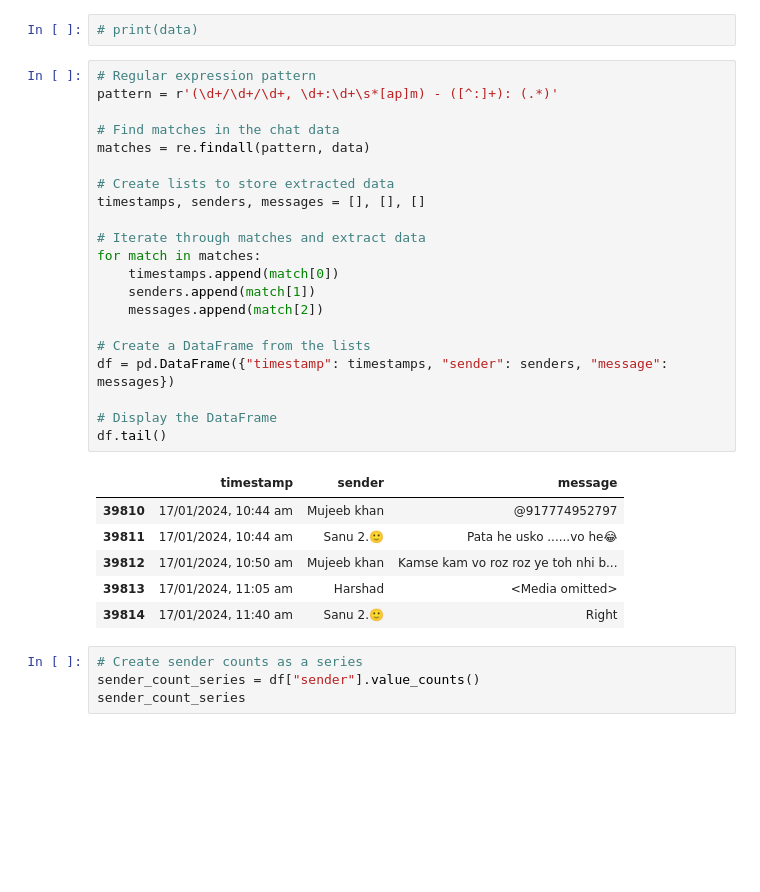
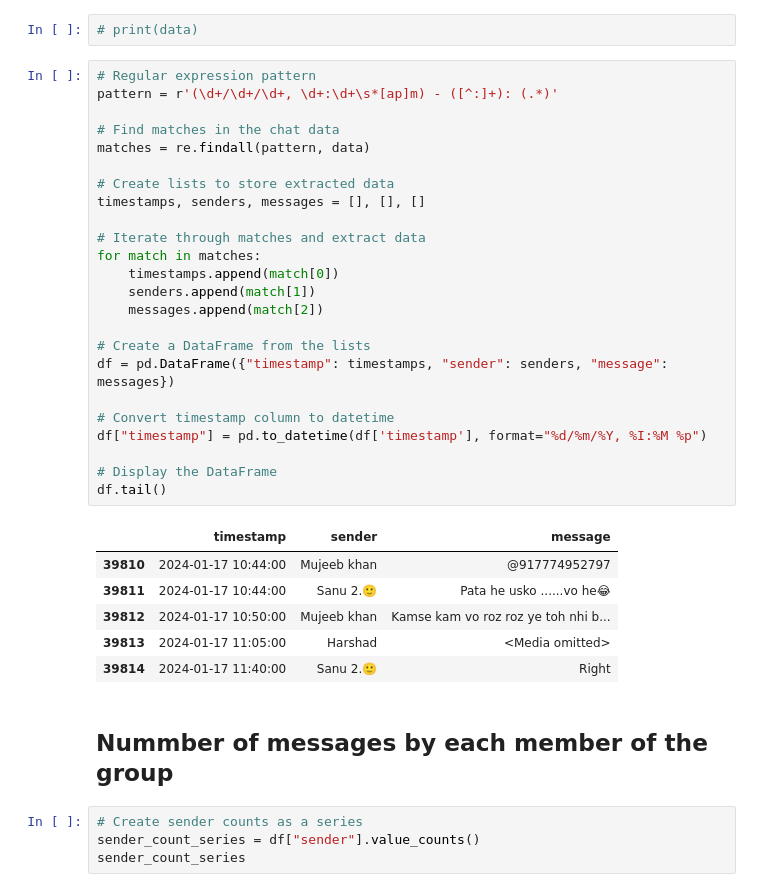
Before and after one commit to khan-mujeeb/Whatsapp-Chat-analysis, a Jupyter notebook: Chat analysis.ipynb, the cells around one changed output. Drawn from its saved outputs; the diff is of its cells as text; blank space fills up the shorter version.

```diff
--- a/Chat analysis.ipynb
+++ b/Chat analysis.ipynb
@@ -16,31 +18,36 @@ data = f.read()
 # %%
 # Regular expression pattern
 pattern = r'(\d+/\d+/\d+, \d+:\d+\s*[ap]m) - ([^:]+): (.*)'
 
 # Find matches in the chat data
 matches = re.findall(pattern, data)
 
 # Create lists to store extracted data
 timestamps, senders, messages = [], [], []
 
 # Iterate through matches and extract data
 for match in matches:
     timestamps.append(match[0])
     senders.append(match[1])
     messages.append(match[2])
 
 # Create a DataFrame from the lists
 df = pd.DataFrame({"timestamp": timestamps, "sender": senders, "message": messages})
 
+# Convert timestamp column to datetime
+df["timestamp"] = pd.to_datetime(df['timestamp'], format="%d/%m/%Y, %I:%M %p")
+
 # Display the DataFrame
 df.tail()
 # %% [output]
 |  | timestamp | sender | message |
-| 39810 | 17/01/2024, 10:44 am | Mujeeb khan | @917774952797 |
-| 39811 | 17/01/2024, 10:44 am | Sanu 2.🙂 | Pata he usko ......vo he😂 |
-| 39812 | 17/01/2024, 10:50 am | Mujeeb khan | Kamse kam vo roz roz ye toh nhi b... |
-| 39813 | 17/01/2024, 11:05 am | Harshad | <Media omitted> |
-| 39814 | 17/01/2024, 11:40 am | Sanu 2.🙂 | Right |
+| 39810 | 2024-01-17 10:44:00 | Mujeeb khan | @917774952797 |
+| 39811 | 2024-01-17 10:44:00 | Sanu 2.🙂 | Pata he usko ......vo he😂 |
+| 39812 | 2024-01-17 10:50:00 | Mujeeb khan | Kamse kam vo roz roz ye toh nhi b... |
+| 39813 | 2024-01-17 11:05:00 | Harshad | <Media omitted> |
+| 39814 | 2024-01-17 11:40:00 | Sanu 2.🙂 | Right |
+# %% [markdown]
+## Nummber of messages by each member of the group
 # %%
 # Create sender counts as a series
 sender_count_series = df["sender"].value_counts()
```
Also changed, not shown: parts of 78 cells of this notebook, 1 other file.
